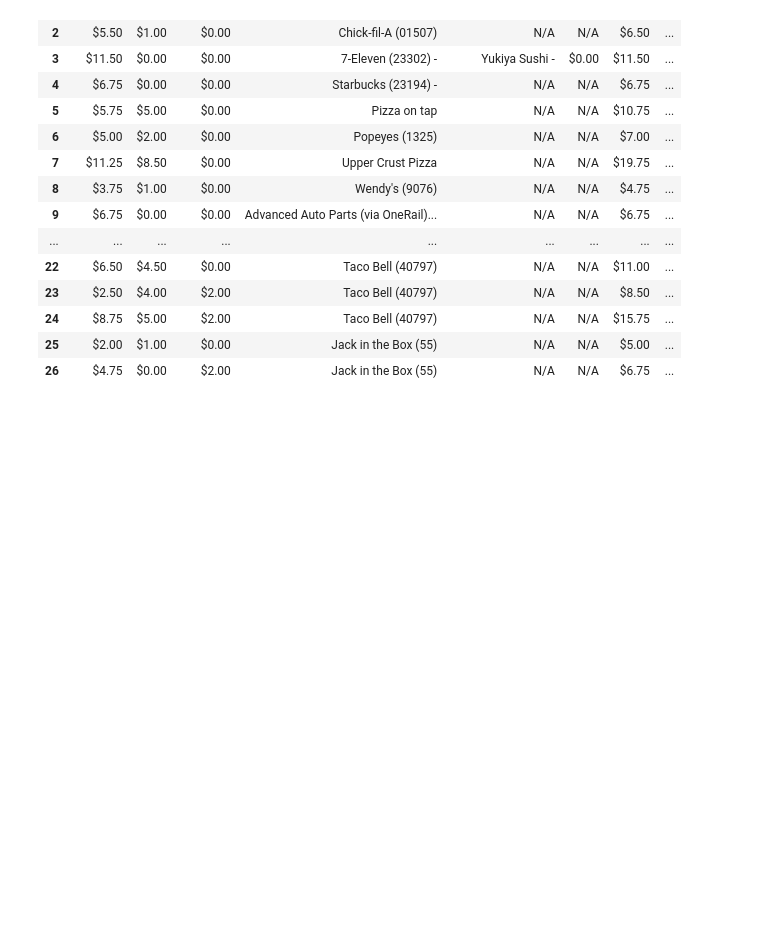
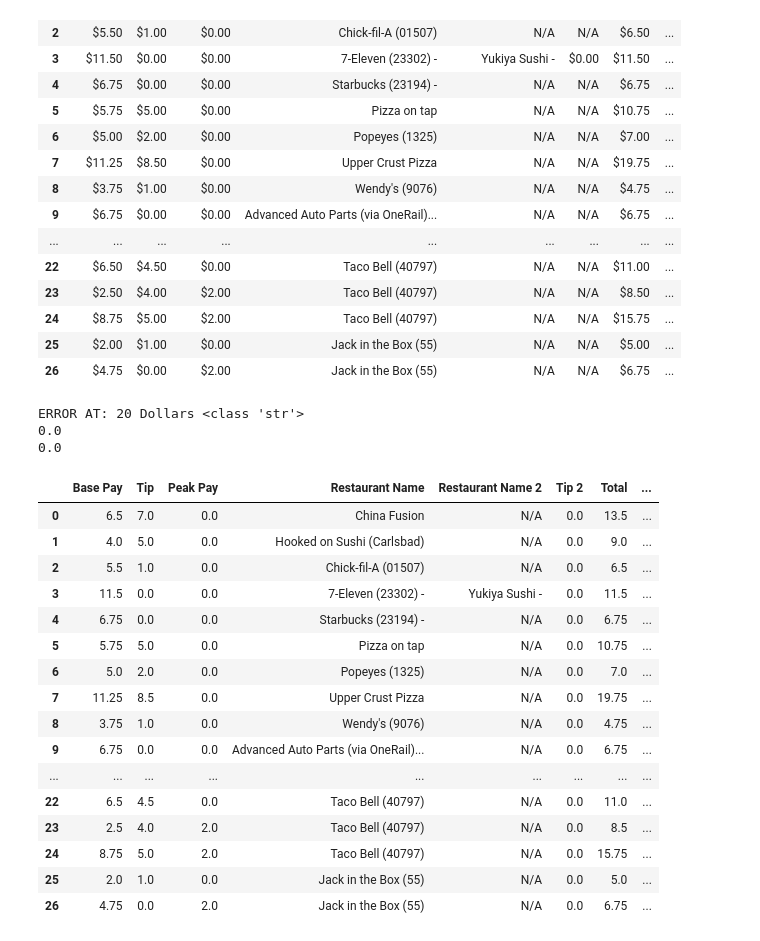
Before and after one commit to Crawford92/DeliveryData, a Jupyter notebook: InputHandling.ipynb, the cells around one changed output. Saved outputs shown, nothing was run; the diff lists cells and outputs as text; code cells hidden in the pictures; blank space fills up the shorter version.

Commit message:
bugfixes in Dollars and Timestamps, progress towards creating a DF to export directly into sheets

```diff
--- a/InputHandling.ipynb
+++ b/InputHandling.ipynb
@@ -277,7 +272,7 @@ getRestNames(weirdDFAttempt)
 error
 # %%
 # Extract only the useful columns to new DF
-offerDF = weirdDFAttempt[["Dollars", "Mileage", "RestNames", "Rest 2"]]
+offerDF = weirdDFAttempt[["Dollars", "Mileage", "RestNames", "Rest 2", "Stacked Order"]]
 # %%
 # In this method, we immediately take the values into a DF
 # There isn't really a good reason for two different methods, I was just tired on two different days
@@ -449,8 +444,14 @@ for index1, row in cDF.iterrows():
         newRowList = [basePay, tipPay, peakPay, restName, rest2, tip2, total]
         completedDF.loc[len(completedDF)] = newRowList
 # %%
-offerDF["Offer File Name"] = offerFiles
-offerDF = offerDF.join(timeDF)
+#What if we kept Filename, then dropped it
+
+
+#offerDF["Offer File Name"] = offerFiles
+offerDF["FileName"] = offerFiles
+display(offerDF)
+offerDF = offerDF.join(timeDF.set_index('FileName'), on="FileName")
+display(offerDF)
 offerDF = offerDF.rename(columns={"Time" : "Offer Timestamp"})
 offerDF = offerDF.drop(["FileName"], axis=1)
 # %% [output]
@@ -462,6 +499,10 @@ See the caveats in the documentation: https://pandas.pydata.org/pandas-docs/stab
 # %%
-completedDF["Completed File Name"] = compFiles
-completedDF = completedDF.join(timeDF)
+#completedDF["Completed File Name"] = compFiles
+completedDF["FileName"] = compFiles
+#display(completedDF)
+#completedDF = completedDF.join(timeDF)
+completedDF = completedDF.join(timeDF.set_index('FileName'), on="FileName")
+#display(offerDF)
 completedDF = completedDF.rename(columns={"Time" : "Completed Timestamp"})
 completedDF = completedDF.drop(["FileName"], axis=1)
 # %%
@@ -487,0 +546,45 @@ totalDF
+# %%
+testOutputDF = totalDF.copy()
+def dollarToFloatCols(df, cols):
+    for x in cols:
+        s = df[x].items()
+        for y in s:
+            #First, look for any values in the given columns with N/A, replace with 0.0
+            if("N/A" in y):
+                df.at[y[0], x] = float(0.0)
+            #Next look for errors that replaced dollar values with 0
+            elif(y[1]==0):
+                df.at[y[0], x] = float(0.0)
+            #Next look for values that exited correctly with the $
+            elif("$" in y[1]):
+                df.at[y[0], x] = float(y[1][y[1].index("$")+1:])
+            if not (isinstance(df.at[y[0], x], float)):
+                print("ERROR AT:", y[0], x, type(df.at[y[0], x]))
+                df.at[y[0], x] = float(0.0)
+                print(df.at[y[0], x])
+colsForFunc = ["Base Pay", "Tip", "Peak Pay", "Tip 2", "Total", "Dollars"]
+#testOutputDF
+dollarToFloatCols(testOutputDF, colsForFunc)
+print(testOutputDF["Dollars"][20])
+testOutputDF
+# %% [output]
+ERROR AT: 20 Dollars <class 'str'>
+0.0
+0.0
+|  | Base Pay | Tip | Peak Pay | Restaurant Name | Restaurant Name 2 | Tip 2 | Total | ... |
+| 0 | 6.5 | 7.0 | 0.0 | China Fusion | N/A | 0.0 | 13.5 | ... |
+| 1 | 4.0 | 5.0 | 0.0 | Hooked on Sushi (Carlsbad) | N/A | 0.0 | 9.0 | ... |
+| 2 | 5.5 | 1.0 | 0.0 | Chick-fil-A (01507) | N/A | 0.0 | 6.5 | ... |
+| 3 | 11.5 | 0.0 | 0.0 | 7-Eleven (23302) - | Yukiya Sushi - | 0.0 | 11.5 | ... |
+| 4 | 6.75 | 0.0 | 0.0 | Starbucks (23194) - | N/A | 0.0 | 6.75 | ... |
+| 5 | 5.75 | 5.0 | 0.0 | Pizza on tap | N/A | 0.0 | 10.75 | ... |
+| 6 | 5.0 | 2.0 | 0.0 | Popeyes (1325) | N/A | 0.0 | 7.0 | ... |
+| 7 | 11.25 | 8.5 | 0.0 | Upper Crust Pizza | N/A | 0.0 | 19.75 | ... |
+| 8 | 3.75 | 1.0 | 0.0 | Wendy's (9076) | N/A | 0.0 | 4.75 | ... |
+| 9 | 6.75 | 0.0 | 0.0 | Advanced Auto Parts (via OneRail)... | N/A | 0.0 | 6.75 | ... |
+| ... | ... | ... | ... | ... | ... | ... | ... | ... |
+| 22 | 6.5 | 4.5 | 0.0 | Taco Bell (40797) | N/A | 0.0 | 11.0 | ... |
+| 23 | 2.5 | 4.0 | 2.0 | Taco Bell (40797) | N/A | 0.0 | 8.5 | ... |
+| 24 | 8.75 | 5.0 | 2.0 | Taco Bell (40797) | N/A | 0.0 | 15.75 | ... |
+| 25 | 2.0 | 1.0 | 0.0 | Jack in the Box (55) | N/A | 0.0 | 5.0 | ... |
+| 26 | 4.75 | 0.0 | 2.0 | Jack in the Box (55) | N/A | 0.0 | 6.75 | ... |
```
Also changed, not shown: parts of 14 cells of this notebook.
